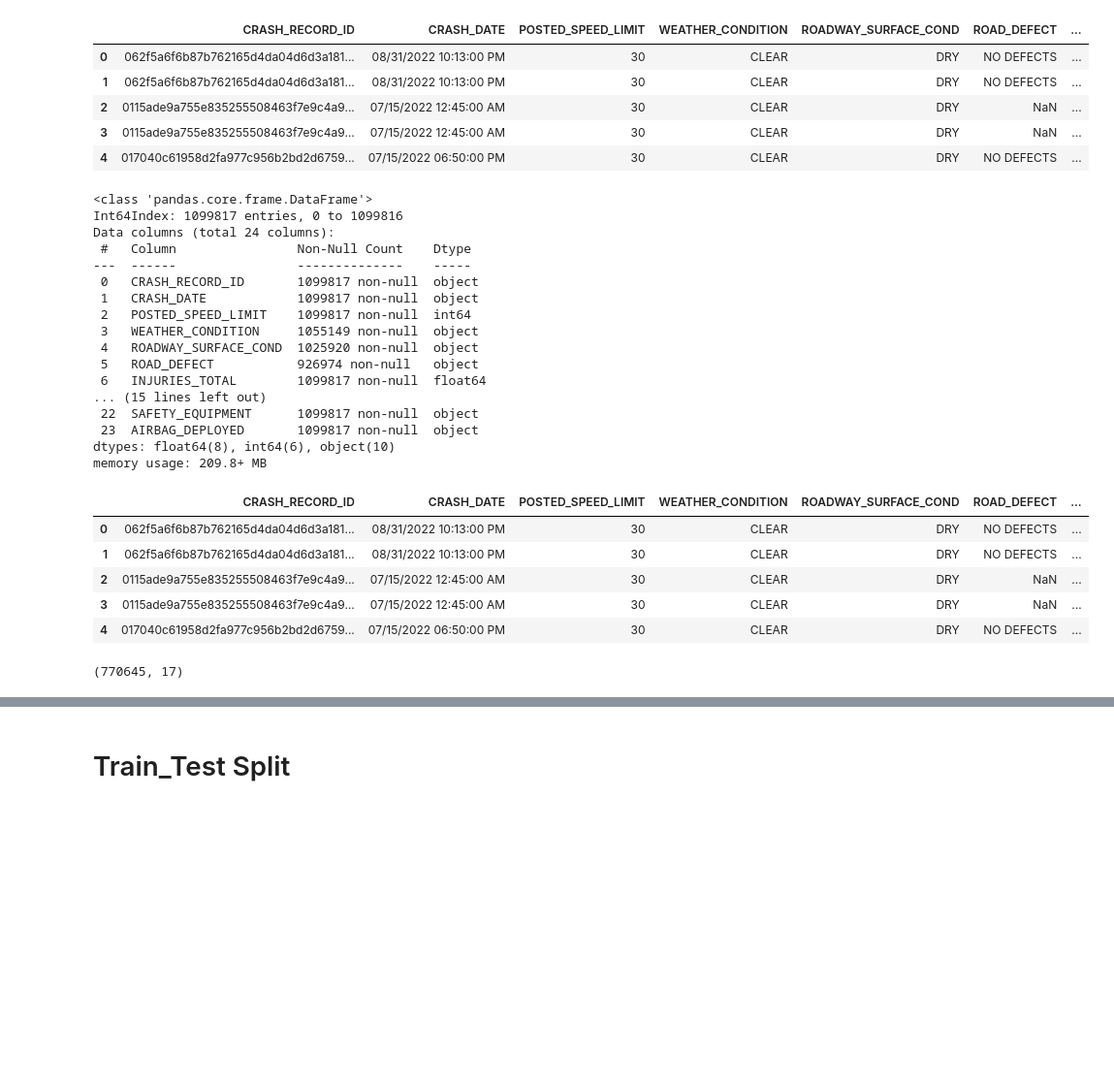
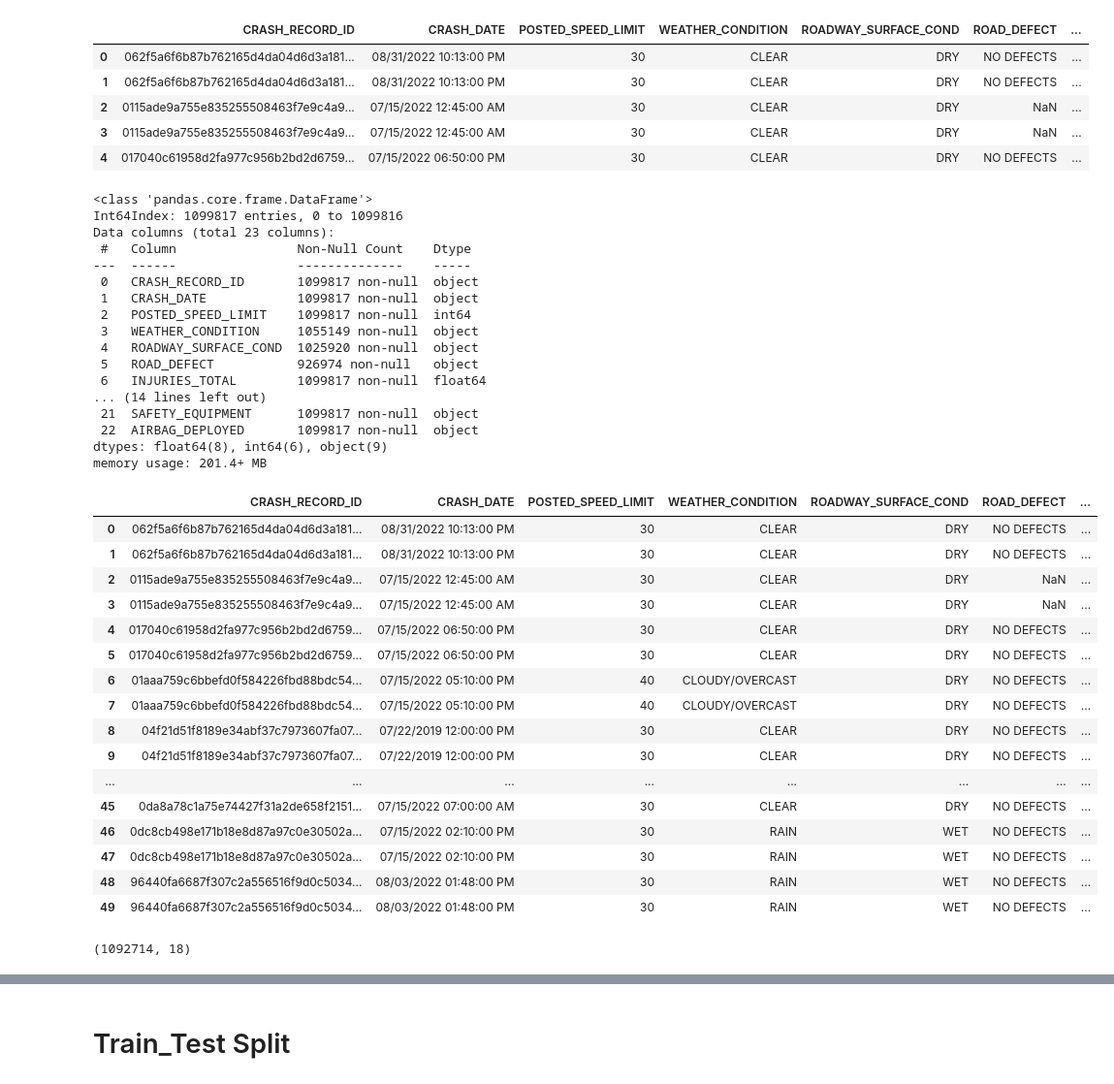
Before and after one commit to Milgha/Phase3-Project, a Jupyter notebook: Milad_Notebook.ipynb, the cells around one changed output, grey strips where cells are left out. Shown at 97% size. Drawn from its saved outputs; the diff is of its cells as text; code cells hidden in the pictures; blank space fills up the shorter version.

```diff
--- a/Milad_Notebook.ipynb
+++ b/Milad_Notebook.ipynb
@@ -414,7 +347,7 @@ df_people_drop = df_people [[
     'VEHICLE_ID',
 #    'CITY',
 #    'STATE',
-    'ZIPCODE',
+#    'ZIPCODE',
     'SEX',
     'AGE',
 #    'DRIVERS_LICENSE_STATE',
@@ -454,6 +386,3 @@ AGE                 299295
 SAFETY_EQUIPMENT         0
 AIRBAG_DEPLOYED          0
 dtype: int64
-# %%
-pd.set_option('display.max_columns', 100)
-df_people_driver.head(20)
@@ -523,7 +434,7 @@ df.info()
 # %% [output]
 <class 'pandas.core.frame.DataFrame'>
 Int64Index: 1099817 entries, 0 to 1099816
-Data columns (total 24 columns):
+Data columns (total 23 columns):
  #   Column                Non-Null Count    Dtype
 ---  ------                --------------    -----
  0   CRASH_RECORD_ID       1099817 non-null  object
@@ -533,28 +444,39 @@ Data columns (total 24 columns):
  4   ROADWAY_SURFACE_COND  1025920 non-null  object
  5   ROAD_DEFECT           926974 non-null   object
  6   INJURIES_TOTAL        1099817 non-null  float64
-... (15 lines left out)
- 22  SAFETY_EQUIPMENT      1099817 non-null  object
- 23  AIRBAG_DEPLOYED       1099817 non-null  object
-dtypes: float64(8), int64(6), object(10)
-memory usage: 209.8+ MB
+... (14 lines left out)
+ 21  SAFETY_EQUIPMENT      1099817 non-null  object
+ 22  AIRBAG_DEPLOYED       1099817 non-null  object
+dtypes: float64(8), int64(6), object(9)
+memory usage: 201.4+ MB
 # %%
 # creating bins for times
 # 0-6 = Late Night/Early Morning
 # 6-12 = Morning
 # 12-18 = Afternoon/Rush Hour
 # 18-23 = Late Evening
-df['time_bins'] = pd.cut(x=df['CRASH_HOUR'], bins = [0,6,12,18,23],
+df['time_bins'] = pd.cut(x=df['CRASH_HOUR'], bins = [-1,6,12,18,24],
                          labels = ['Late Night/Early Morning',
                         'Morning', 'Afternoon/Rush Hour','Late Evening'])
-df.head()
+df.head(50)
 # %% [output]
 |  | CRASH_RECORD_ID | CRASH_DATE | POSTED_SPEED_LIMIT | WEATHER_CONDITION | ROADWAY_SURFACE_COND | ROAD_DEFECT | ... |
 | 0 | 062f5a6f6b87b762165d4da04d6d3a181... | 08/31/2022 10:13:00 PM | 30 | CLEAR | DRY | NO DEFECTS | ... |
 | 1 | 062f5a6f6b87b762165d4da04d6d3a181... | 08/31/2022 10:13:00 PM | 30 | CLEAR | DRY | NO DEFECTS | ... |
 | 2 | 0115ade9a755e835255508463f7e9c4a9... | 07/15/2022 12:45:00 AM | 30 | CLEAR | DRY | NaN | ... |
 | 3 | 0115ade9a755e835255508463f7e9c4a9... | 07/15/2022 12:45:00 AM | 30 | CLEAR | DRY | NaN | ... |
 | 4 | 017040c61958d2fa977c956b2bd2d6759... | 07/15/2022 06:50:00 PM | 30 | CLEAR | DRY | NO DEFECTS | ... |
+| 5 | 017040c61958d2fa977c956b2bd2d6759... | 07/15/2022 06:50:00 PM | 30 | CLEAR | DRY | NO DEFECTS | ... |
+| 6 | 01aaa759c6bbefd0f584226fbd88bdc54... | 07/15/2022 05:10:00 PM | 40 | CLOUDY/OVERCAST | DRY | NO DEFECTS | ... |
+| 7 | 01aaa759c6bbefd0f584226fbd88bdc54... | 07/15/2022 05:10:00 PM | 40 | CLOUDY/OVERCAST | DRY | NO DEFECTS | ... |
+| 8 | 04f21d51f8189e34abf37c7973607fa07... | 07/22/2019 12:00:00 PM | 30 | CLEAR | DRY | NO DEFECTS | ... |
+| 9 | 04f21d51f8189e34abf37c7973607fa07... | 07/22/2019 12:00:00 PM | 30 | CLEAR | DRY | NO DEFECTS | ... |
+| ... | ... | ... | ... | ... | ... | ... | ... |
+| 45 | 0da8a78c1a75e74427f31a2de658f2151... | 07/15/2022 07:00:00 AM | 30 | CLEAR | DRY | NO DEFECTS | ... |
+| 46 | 0dc8cb498e171b18e8d87a97c0e30502a... | 07/15/2022 02:10:00 PM | 30 | RAIN | WET | NO DEFECTS | ... |
+| 47 | 0dc8cb498e171b18e8d87a97c0e30502a... | 07/15/2022 02:10:00 PM | 30 | RAIN | WET | NO DEFECTS | ... |
+| 48 | 96440fa6687f307c2a556516f9d0c5034... | 08/03/2022 01:48:00 PM | 30 | RAIN | WET | NO DEFECTS | ... |
+| 49 | 96440fa6687f307c2a556516f9d0c5034... | 08/03/2022 01:48:00 PM | 30 | RAIN | WET | NO DEFECTS | ... |
 # %%
 # Dropping Unnecassary Features
 df_relv = df.drop([
@@ -581,10 +503,10 @@ df_relv = df.drop([
 #    'PHYSICAL_CONDITION'],
 ],axis=1)
 # %%
-df_drop_missing = df_relv.dropna(subset = ['ZIPCODE','LATITUDE','LONGITUDE'], axis = 0).reset_index(drop=True)
+df_drop_missing = df_relv.dropna(subset = ['LATITUDE','LONGITUDE'], axis = 0).reset_index(drop=True)
 df_drop_missing.shape
 # %% [output]
-(770645, 17)
+(1092714, 18)
 # %%
 df_drop_missing.head()
 # %% [output]
```
Also changed, not shown: parts of 41 cells of this notebook.
